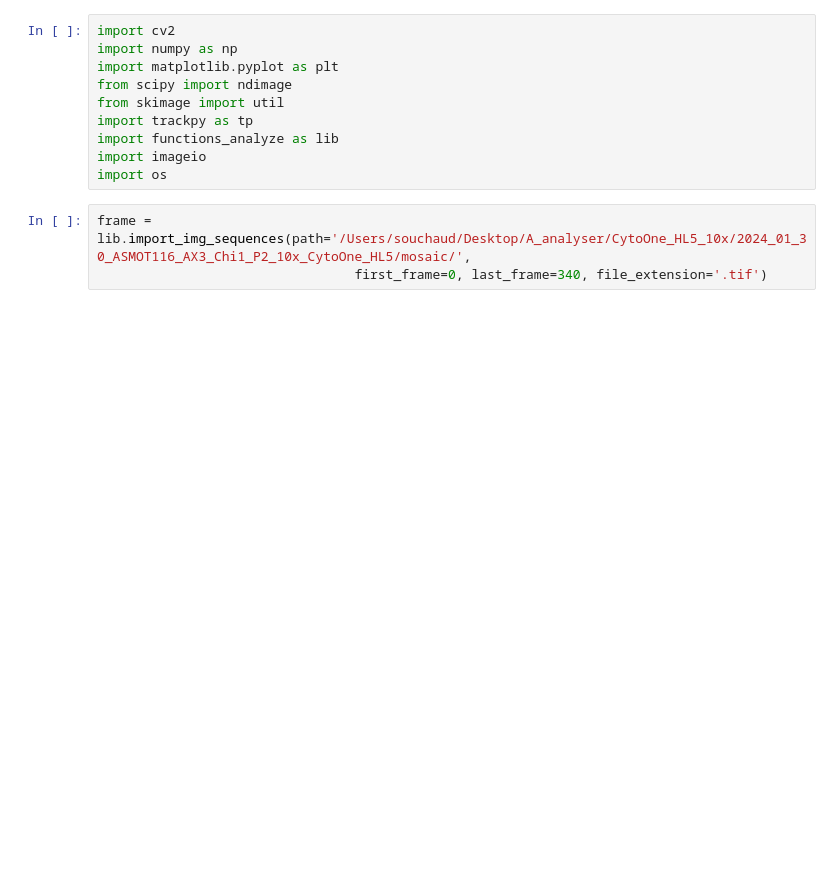
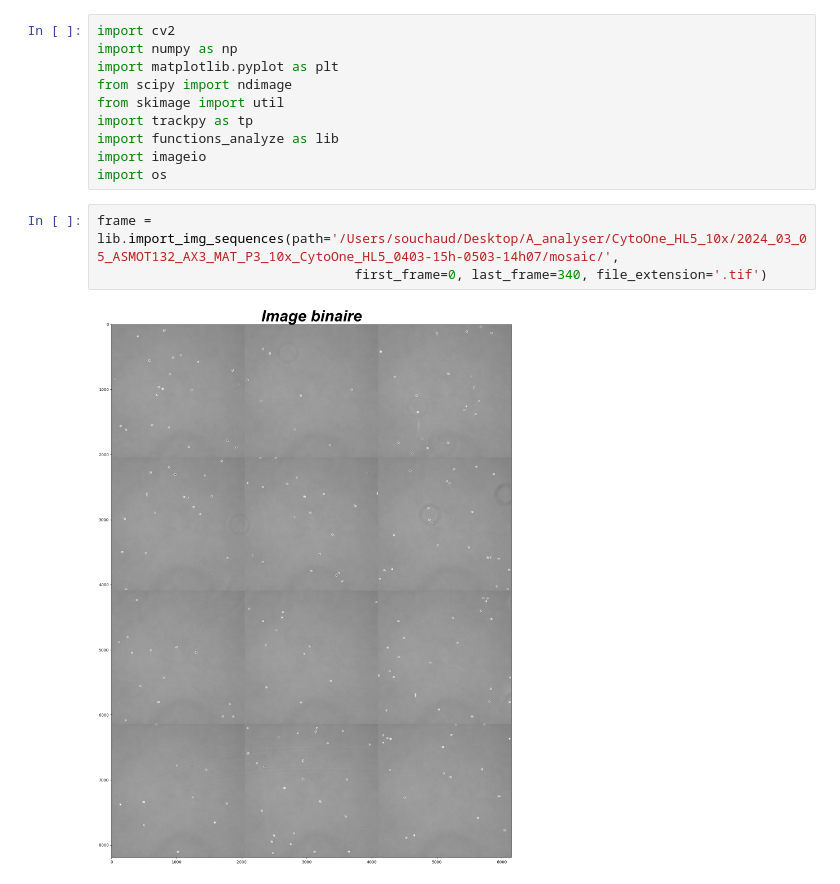
Before and after one commit to Alex-code-lab/tracking_and_analyze, a Jupyter notebook: traitement_tracking/3_Substrack_background.ipynb, the cells around one changed output. Drawn from its saved outputs; the diff is of its cells as text; blank space fills up the shorter version.

```diff
--- a/traitement_tracking/3_Substrack_background.ipynb
+++ b/traitement_tracking/3_Substrack_background.ipynb
@@ -9,8 +9,10 @@ import functions_analyze as lib
 import imageio
 import os
 # %%
-frame = lib.import_img_sequences(path='/Users/souchaud/Desktop/A_analyser/CytoOne_HL5_10x/2024_01_30_ASMOT116_AX3_Chi1_P2_10x_CytoOne_HL5/mosaic/',
+frame = lib.import_img_sequences(path='/Users/souchaud/Desktop/A_analyser/CytoOne_HL5_10x/2024_03_05_ASMOT132_AX3_MAT_P3_10x_CytoOne_HL5_0403-15h-0503-14h07/mosaic/',
                                  first_frame=0, last_frame=340, file_extension='.tif')
+# %% [output]
+[figure, added]
 # %%
 # Conversion des images en tableau NumPy
 # Assurez-vous que toutes vos images ont les mêmes dimensions
```
Also changed, not shown: parts of 4 cells of this notebook, 3 other files.
